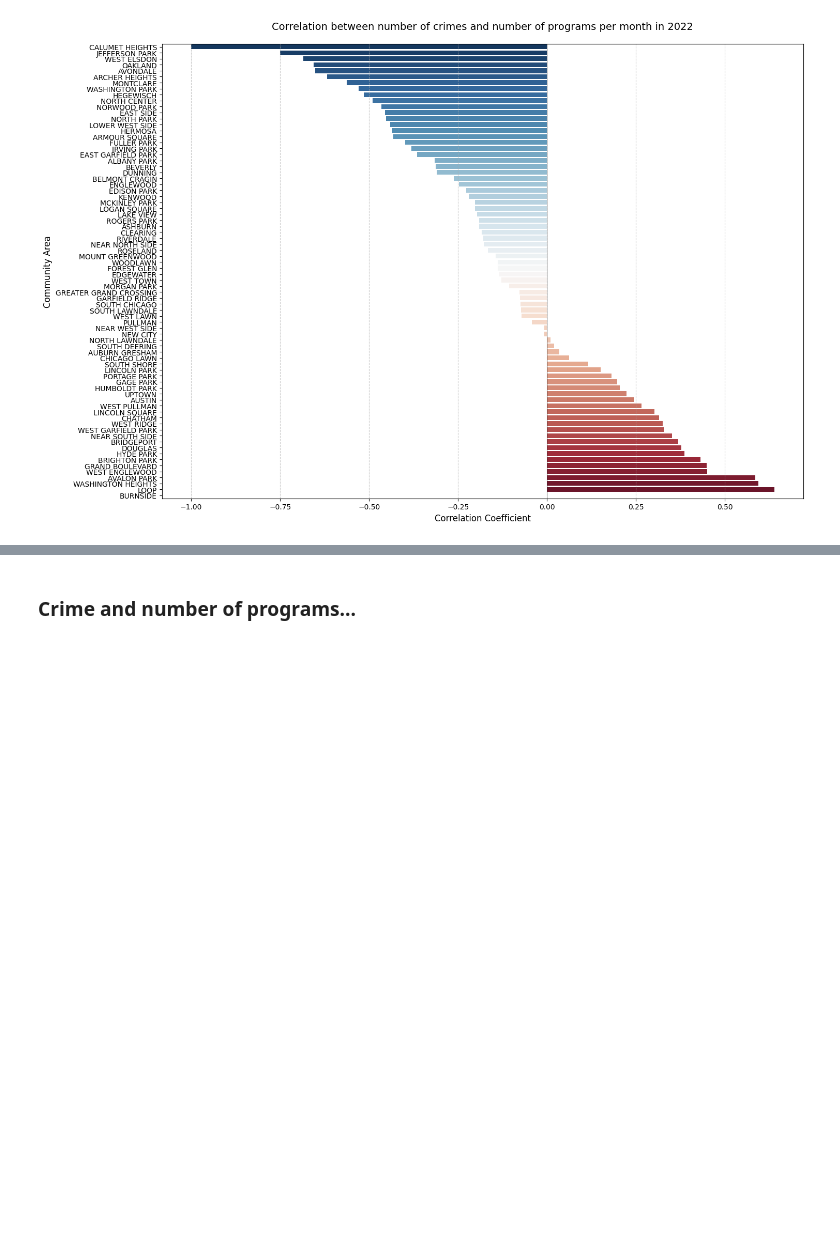
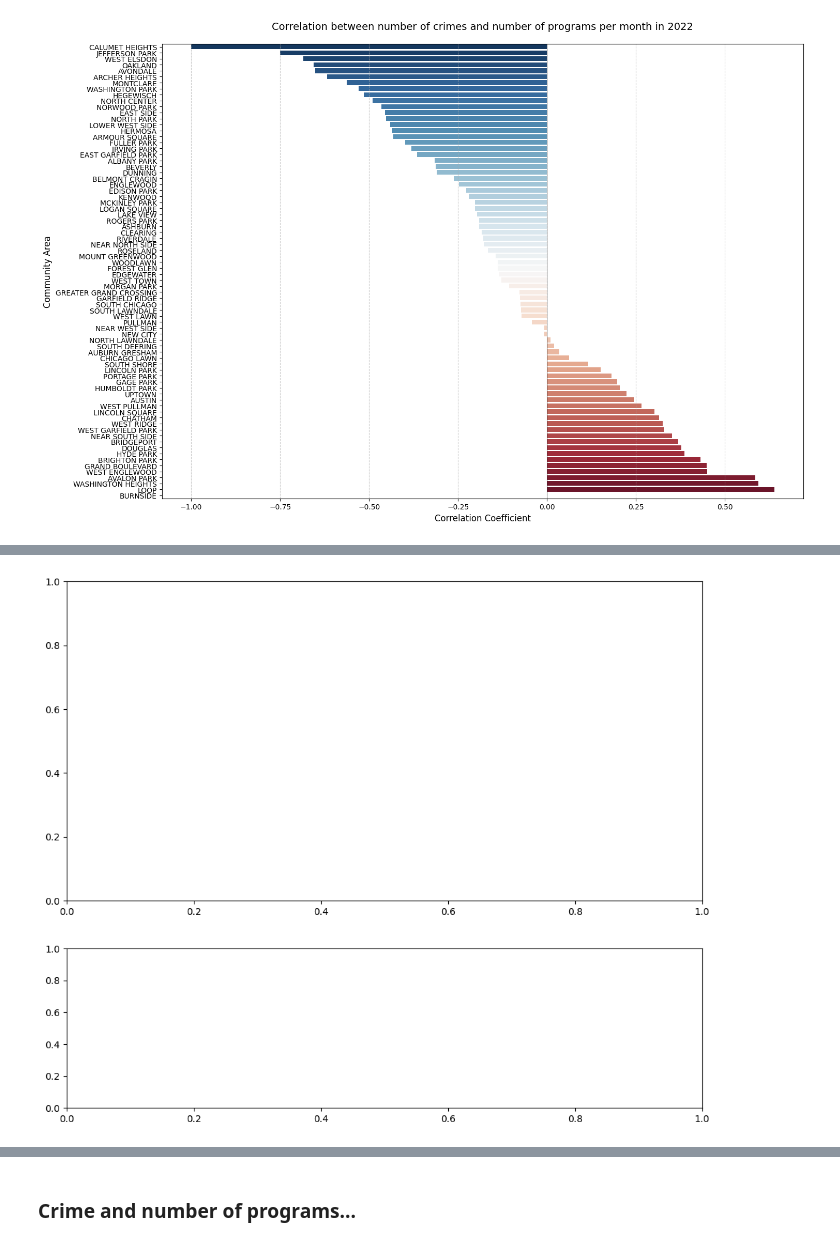
Before and after one commit to haydensterling05/STAT_303-1_Final_Project, a Jupyter notebook: proj.ipynb, the cells around one changed output, grey strips where cells are left out. Saved outputs shown, nothing was run; the diff lists cells and outputs as text; code cells hidden in the pictures; blank space fills up the shorter version.

```diff
--- a/proj.ipynb
+++ b/proj.ipynb
@@ -315,0 +429,84 @@ rime_points_with_labels.Date.dt.month
+# %%
+import pandas as pd
+import numpy as np
+import matplotlib.pyplot as plt
+import seaborn as sns
+from scipy.stats import binned_statistic
+
+# Your merged_df already contains: community, month, program_count, crime_count
+# Add year column (since we know it's 2022 data)
+merged_df['year'] = 2022
+
+def analyze_program_slowdown_year(df, community, year=2022, bin_size=5):
+    """
+    Analyze and visualize the relationship between crime count and program count,
+    highlighting the slowdown effect.
+
+    Parameters:
+    df: DataFrame containing crime_count and program_count columns
+    community: str, community to analyze
+    year: int, year to analyze (defaults to 2022)
+    bin_size: int, size of bins for averaging
+    """
+    # Create figure
+    fig, (ax1, ax2) = plt.subplots(2, 1, figsize=(12, 10), height_ratios=[2, 1])
+
+    # Filter data for specific community and year
+    data = df[df['community'] == community]
+    if year is not None:
+        data = data[data['year'] == year]
+
+    # Sort by crime count
+    data = data.sort_values('crime_count')
+
+    # Calculate rolling average of program count
+    x = data['crime_count']
+    y = data['program_count']
+
+    # Create bins and calculate statistics
+    bins = np.arange(x.min(), x.max() + bin_size, bin_size)
+    bin_means, bin_edges, _ = binned_statistic(x, y, statistic='mean', bins=bins)
+    bin_centers = (bin_edges[:-1] + bin_edges[1:]) / 2
+
+    # Calculate percentage change between consecutive bins
+    pct_changes = np.diff(bin_means) / bin_means[:-1] * 100
+
+    # Plot 1: Program Count vs Crime Count
+    ax1.scatter(x, y, alpha=0.5, label='Individual Data Points')
+    ax1.plot(bin_centers, bin_means, 'r-', linewidth=2, label='Average Trend')
+
+    # Find potential slowdown point (where percentage change becomes consistently negative)
+    slowdown_idx = np.where(pct_changes < -10)[0]
+    if len(slowdown_idx) > 0:
+        slowdown_point = bin_centers[slowdown_idx[0]]
+        ax1.axvline(x=slowdown_point, color='g', linestyle='--',
+                   label=f'Slowdown Point ({slowdown_point:.0f} crimes)')
+
+    ax1.set_title(f'Program Count vs Crime Count in {community}' +
+                 (f' - Year {year}' if year is not None else ''))
+    ax1.set_xlabel('Number of Crimes')
+    ax1.set_ylabel('Program Count')
+    ax1.grid(True, alpha=0.3)
+    ax1.legend()
+
+    # Plot 2: Percentage Change
+    ax2.bar(bin_centers[:-1], pct_changes, width=bin_size*0.8)
+    ax2.axhline(y=0, color='black', linestyle='-', alpha=0.3)
+    ax2.set_xlabel('Number of Crimes')
+    ax2.set_ylabel('% Change in Program Count')
+    ax2.grid(True, alpha=0.3)
+
+    # Calculate average slowdown after the identified point
+    if len(slowdown_idx) > 0:
+        avg_slowdown = np.mean(pct_changes[slowdown_idx[0]:])
+        ax2.text(0.02, 0.98, f'Average Slowdown: {avg_slowdown:.1f}%',
+                transform=ax2.transAxes, verticalalignment='top',
+                bbox=dict(boxstyle='round', facecolor='white', alpha=0.8))
+
+    plt.tight_layout()
+    return plt
+
+# Example usage for a specific community:
+analyze_program_slowdown_year(merged_df, '')
+plt.show()
+# %% [output]
@@ -315,0 +514 @@ rime_points_with_labels.Date.dt.month
+[figure, added]
```
Also changed, not shown: parts of 13 cells of this notebook.
